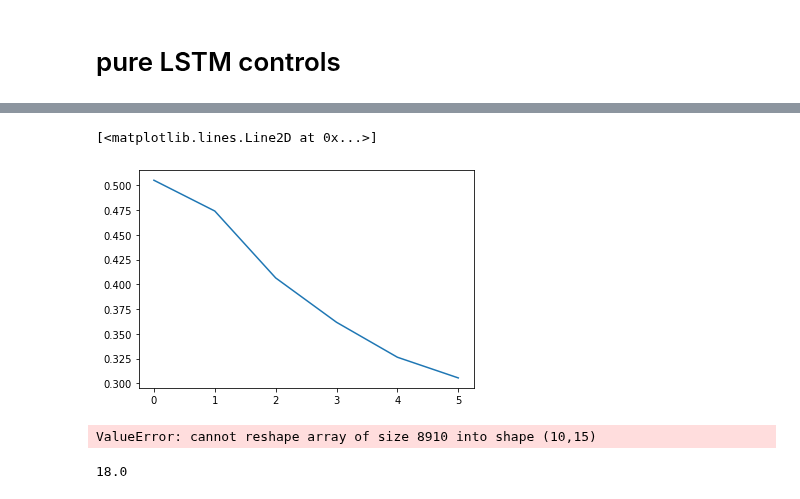
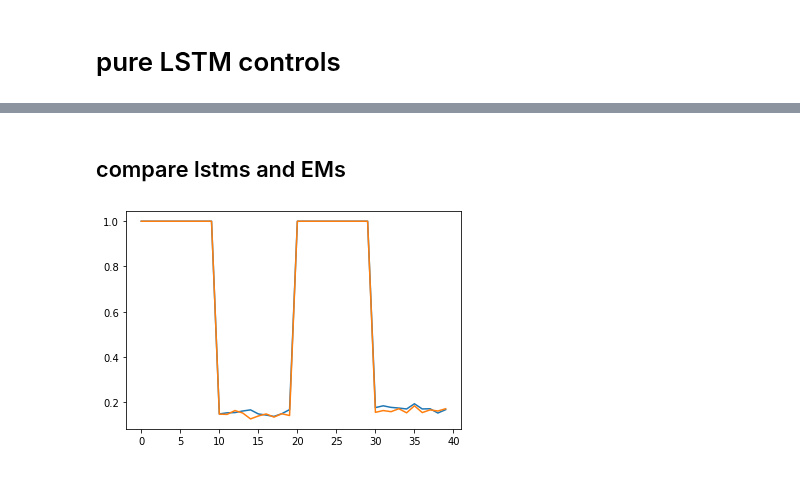
Before and after one commit to andrebeu/PM, a Jupyter notebook: buckets N100 - coglunch19.ipynb, the cells around one changed output, grey strips where cells are left out. Drawn from its saved outputs; the diff is of its cells as text; code cells hidden in the pictures.

Commit message:
pitask_pure_lstms

```diff
--- a/buckets N100 - coglunch19.ipynb
+++ b/buckets N100 - coglunch19.ipynb
@@ -313,12 +317,13 @@ def mov_avg(arr,wind):
 # %%
 ''' load pure LSTM models'''
 
-def load_netL_lstms(nnets)
+def load_netL_lstms(nnets,embool=0):
   fdir = "model_data/PITask_randstim/"
   netL = []
   for seed in range(1,nnets+1):
     net = PINet(stimdim=10,stsize=25,outdim=10,nmaps=11,seed=seed)
     net.seed = seed
+    net.EMbool = embool
     fpath = "LSTM_25-EM_0-ntokens_10-seqlen_13-ntrials_2-switchmaps_%i-seed_%i-tr_900000" %(seed,seed)
     net.load_state_dict(tr.load(fdir+fpath+'-model.pt'))
     netL.append(net)
@@ -351,14 +409,19 @@ acc = acc.reshape(nnets,ntrials,10+seqlen)[:,:,10:]
+# %% [markdown]
+## compare lstms and EMs
+# %%
+nnets = 10
+e = 0
+netL_lstms = load_netL_lstms(nnets,embool=e)
+netL_ems = load_netL(switch=1,nnets=nnets+1,embool=e)[1:]
+# %%
+neps,ntrials,seqlen = 100,2,10
+acc_lstms,states_lstms = eval_netL(netL_lstms,ntrials,seqlen,neps=neps,return_states=True)
+acc_ems,states_ems = eval_netL(netL_ems,ntrials,seqlen,neps=neps,return_states=True)
+# %%
+acc_lstms.shape,acc_ems.shape
+acc = np.stack([acc_lstms,acc_ems])
 # %%
-
-plt.plot(acc.mean((0,2)))
+for gacc in acc:
+  plt.plot(gacc.mean(0))
 # %% [output]
-[<matplotlib.lines.Line2D at 0x...>]
-[figure, old version]
+[figure, new version]
-# %%
-acc.reshape(nnets,seqlen+10).shape
-# %% [output]
-ValueError: cannot reshape array of size 8910 into shape (10,15)
-# %%
-90/5
-# %% [output]
-18.0
```
Also changed, not shown: parts of 20 cells of this notebook, 5 other files.
